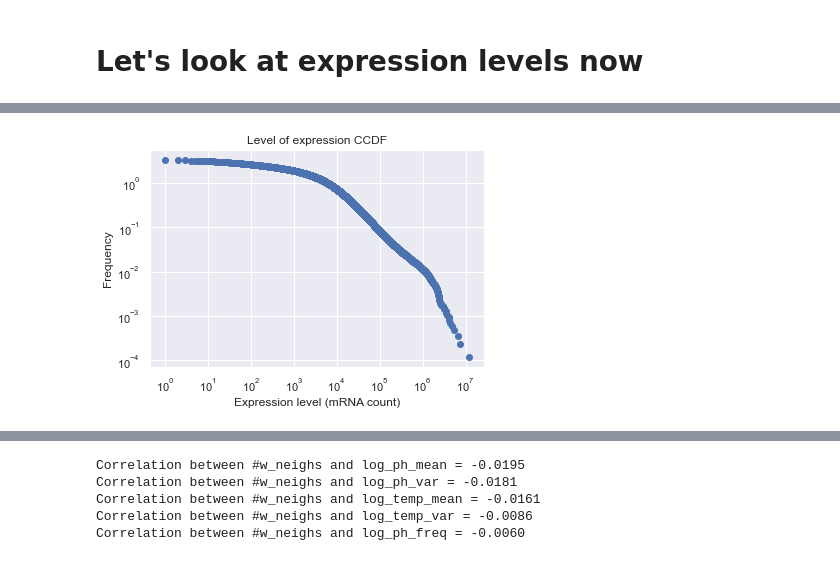
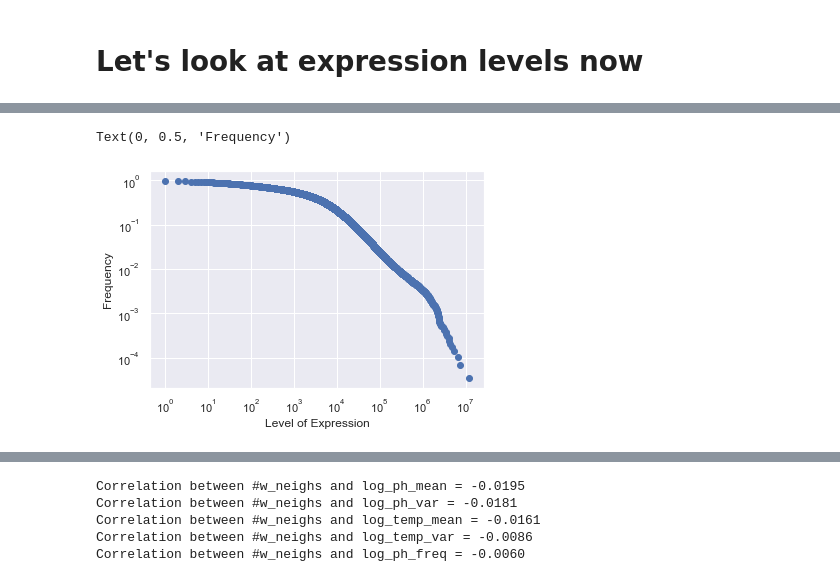
Before and after one commit to Cpetak/WGS, a Jupyter notebook: get_gene_from_snp.ipynb, the cells around one changed output, grey strips where cells are left out. Cells and saved outputs as stored; diff of their text form; code cells hidden in the pictures.

```diff
--- a/get_gene_from_snp.ipynb
+++ b/get_gene_from_snp.ipynb
@@ -809,13 +834,14 @@ exp_levels =[calc_exp(tmp) for tmp in exps[1:]]
 # %%
 xs,ys = list(zip(*sorted(Counter(exp_levels).most_common(),reverse=True)))
-ys = np.array(ys)/len(w_links)
+ys = np.array(ys)/len(exp_levels)
 plt.loglog(xs,np.cumsum(ys),"o",label="genes of interest")
-plt.title("Level of expression CCDF")
-plt.xlabel("Expression level (mRNA count)")
+#plt.title("Level of expression CCDF")
+plt.xlabel("Level of Expression")
 plt.ylabel("Frequency")
-plt.savefig("exp_level.png")
+#plt.savefig("exp_level.png")
 # %% [output]
+Text(0, 0.5, 'Frequency')
-[figure, old version]
+[figure, new version]
 # %%
 res_exp = {exp_genes[i]: exp_levels[i] for i in range(len(exp_genes))}
 # %%
```
Also changed, not shown: parts of 6 cells of this notebook, 29 other files.
